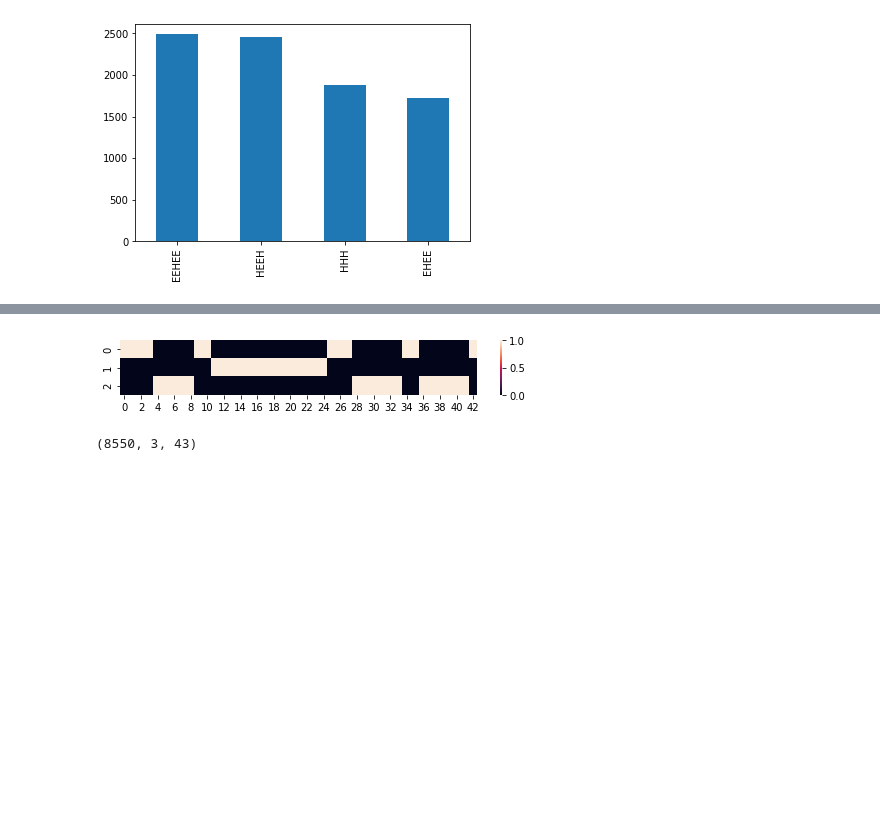
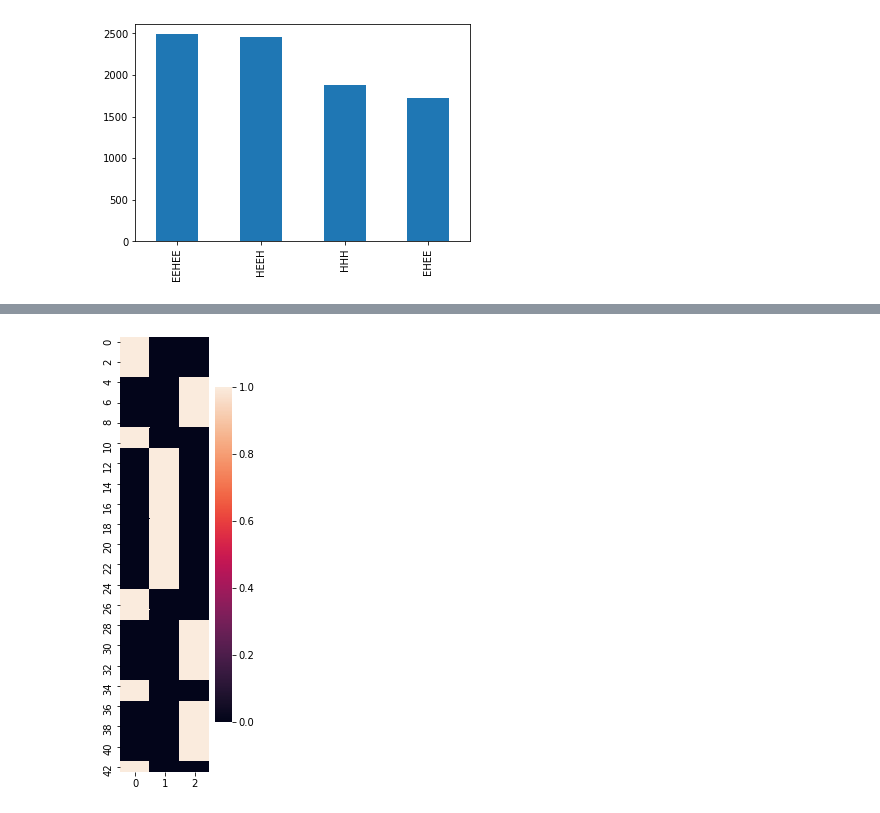
Before and after one commit to AlessioZanga/BioHackaton2021, a Jupyter notebook: dataset_exploration.ipynb, the cells around one changed output, grey strips where cells are left out. Drawn from its saved outputs; the diff is of its cells as text; code cells hidden in the pictures; blank space fills up the shorter version.

```diff
--- a/dataset_exploration.ipynb
+++ b/dataset_exploration.ipynb
@@ -288,9 +249,14 @@ def get_structure_features(structure: str):
     return np.vstack([
         structures[s]
         for s in structure
-    ]).T
+    ])
+# %%
+structure_feat = np.array([
+    get_structure_features(s)
+    for s in single_train["secondary_structure"]
+])
 # %%
-_, ax = plt.subplots(figsize=(8, 1))
-_ = sns.heatmap(get_structure_features(single_train.loc[0, "secondary_structure"]), ax=ax)
+_, ax = plt.subplots(figsize=(2, 8))
+_ = sns.heatmap(structure_feat[0], ax=ax)
 # %% [output]
-[figure, old version]
+[figure, new version]
@@ -302,4 +262,0 @@ structure_features = np.array([
-# %%
-structure_features.shape
-# %% [output]
-(8550, 3, 43)
```
Also changed, not shown: parts of 21 cells of this notebook, 8 other files.
